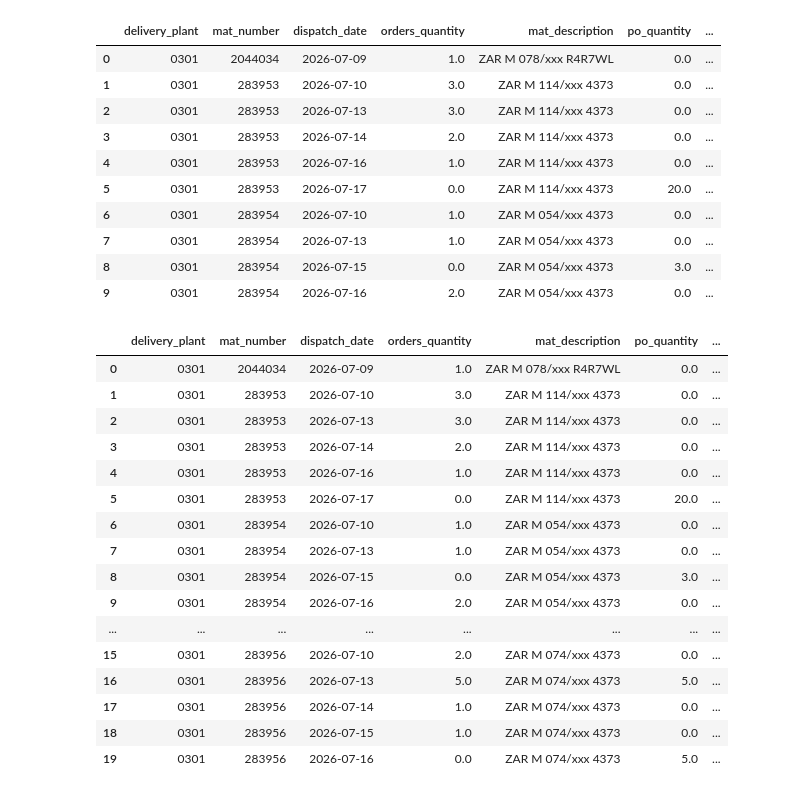
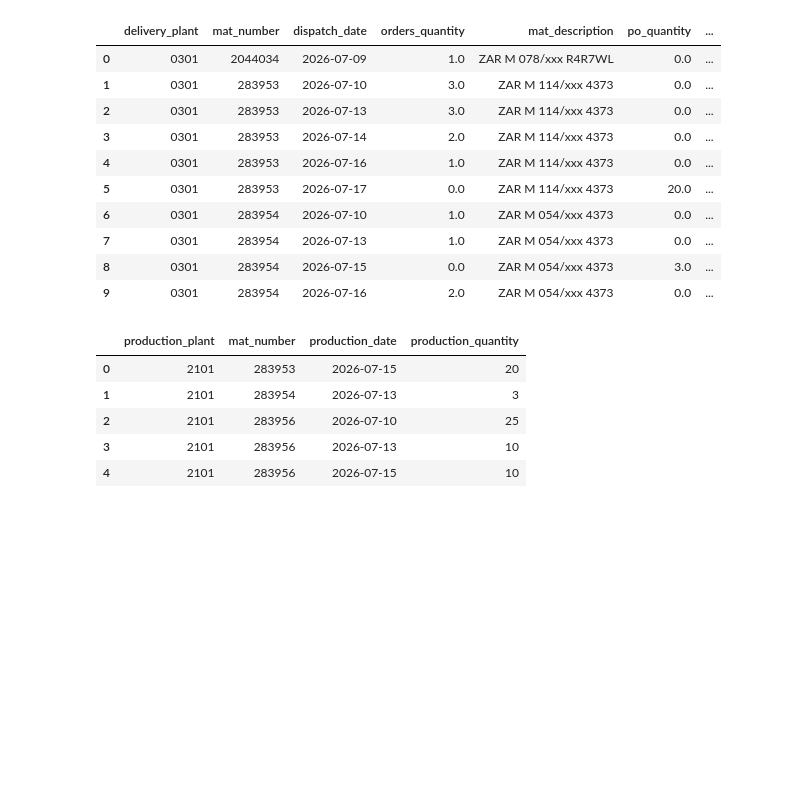
Before and after one commit to toThePyPoint/37_MISSING_STOCK_ORDERS_IDENTIFIER, a Jupyter notebook: notebook.ipynb, the cells around one changed output. Saved outputs shown, nothing was run; the diff lists cells and outputs as text; code cells hidden in the pictures; blank space fills up the shorter version.

```diff
--- a/notebook.ipynb
+++ b/notebook.ipynb
@@ -194,20 +166,0 @@ final_df = final_df.drop(columns=['cum_orders', 'cum_po'])
-# %%
-final_df.head(20)
-# %% [output]
-|  | delivery_plant | mat_number | dispatch_date | orders_quantity | mat_description | po_quantity | ... |
-| 0 | 0301 | 2044034 | 2026-07-09 | 1.0 | ZAR M 078/xxx R4R7WL | 0.0 | ... |
-| 1 | 0301 | 283953 | 2026-07-10 | 3.0 | ZAR M 114/xxx 4373 | 0.0 | ... |
-| 2 | 0301 | 283953 | 2026-07-13 | 3.0 | ZAR M 114/xxx 4373 | 0.0 | ... |
-| 3 | 0301 | 283953 | 2026-07-14 | 2.0 | ZAR M 114/xxx 4373 | 0.0 | ... |
-| 4 | 0301 | 283953 | 2026-07-16 | 1.0 | ZAR M 114/xxx 4373 | 0.0 | ... |
-| 5 | 0301 | 283953 | 2026-07-17 | 0.0 | ZAR M 114/xxx 4373 | 20.0 | ... |
-| 6 | 0301 | 283954 | 2026-07-10 | 1.0 | ZAR M 054/xxx 4373 | 0.0 | ... |
-| 7 | 0301 | 283954 | 2026-07-13 | 1.0 | ZAR M 054/xxx 4373 | 0.0 | ... |
-| 8 | 0301 | 283954 | 2026-07-15 | 0.0 | ZAR M 054/xxx 4373 | 3.0 | ... |
-| 9 | 0301 | 283954 | 2026-07-16 | 2.0 | ZAR M 054/xxx 4373 | 0.0 | ... |
-| ... | ... | ... | ... | ... | ... | ... | ... |
-| 15 | 0301 | 283956 | 2026-07-10 | 2.0 | ZAR M 074/xxx 4373 | 0.0 | ... |
-| 16 | 0301 | 283956 | 2026-07-13 | 5.0 | ZAR M 074/xxx 4373 | 5.0 | ... |
-| 17 | 0301 | 283956 | 2026-07-14 | 1.0 | ZAR M 074/xxx 4373 | 0.0 | ... |
-| 18 | 0301 | 283956 | 2026-07-15 | 1.0 | ZAR M 074/xxx 4373 | 0.0 | ... |
-| 19 | 0301 | 283956 | 2026-07-16 | 0.0 | ZAR M 074/xxx 4373 | 5.0 | ... |
@@ -213,0 +176,9 @@ final_df.head(20)
+# %%
+cohv_df.head(5)
+# %% [output]
+|  | production_plant | mat_number | production_date | production_quantity |
+| 0 | 2101 | 283953 | 2026-07-15 | 20 |
+| 1 | 2101 | 283954 | 2026-07-13 | 3 |
+| 2 | 2101 | 283956 | 2026-07-10 | 25 |
+| 3 | 2101 | 283956 | 2026-07-13 | 10 |
+| 4 | 2101 | 283956 | 2026-07-15 | 10 |
```
Also changed, not shown: parts of 25 cells of this notebook, 1 other file.
